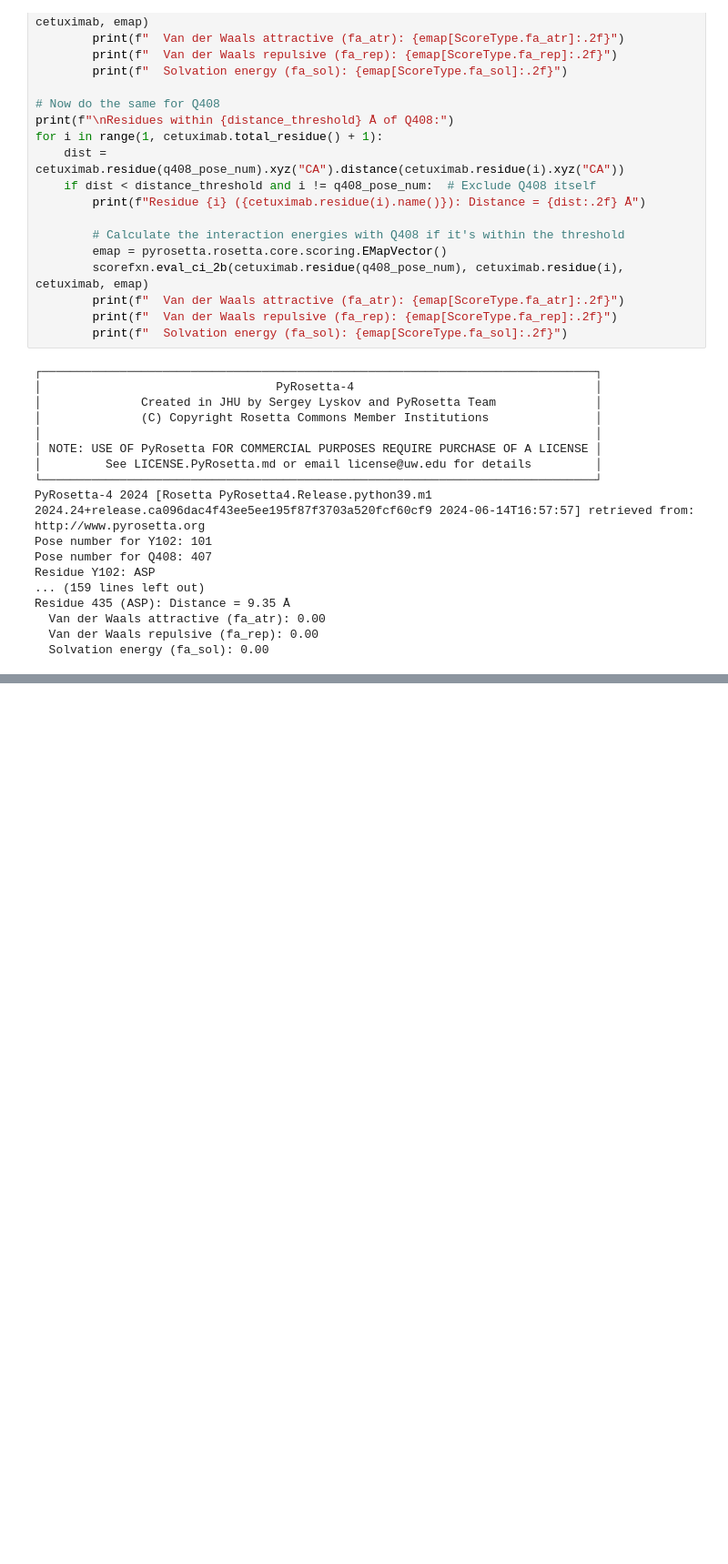
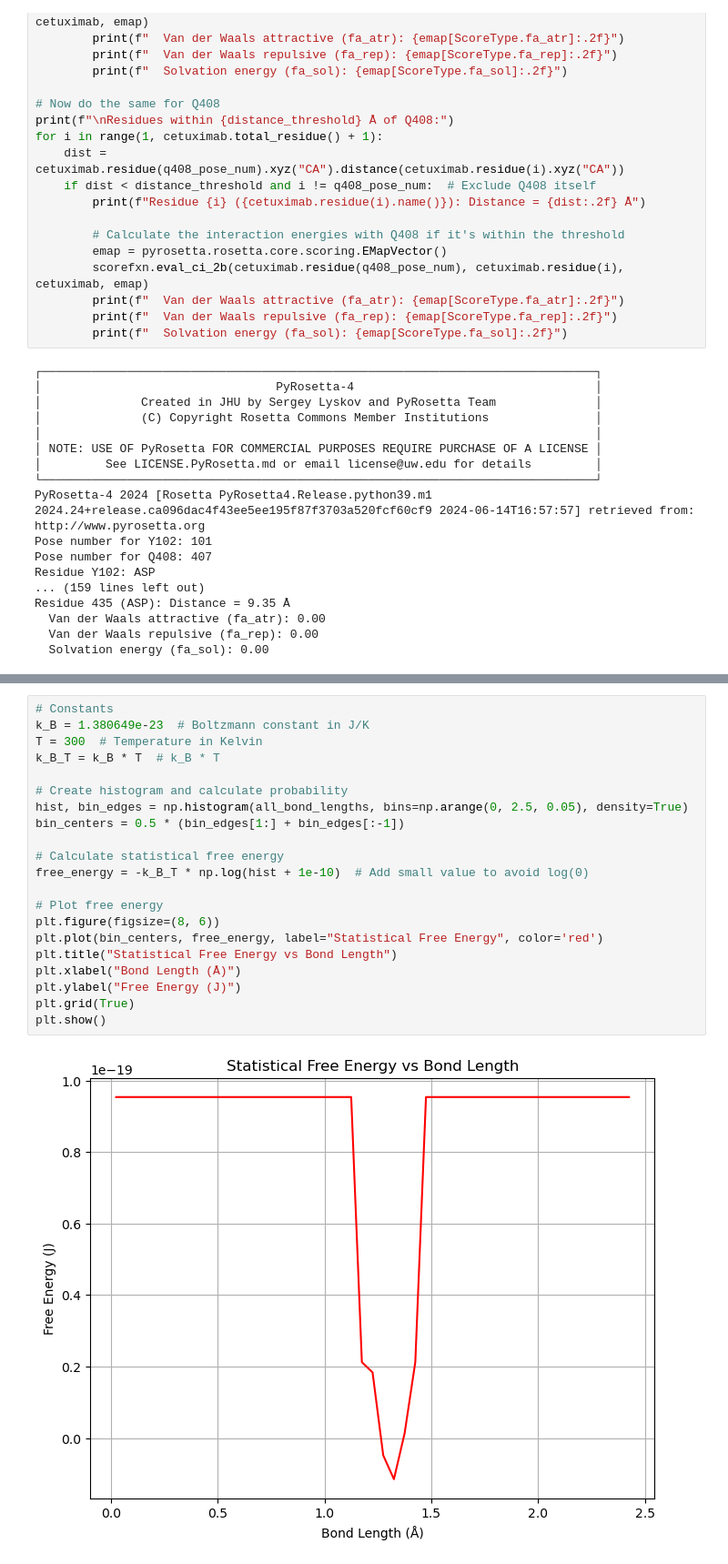
Before and after one commit to cesco345/pyrosetta, a Jupyter notebook: Untitled.ipynb, the cells around one changed output, grey strips where cells are left out. Shown at 91% size. Drawn from its saved outputs; the diff is of its cells as text; blank space fills up the shorter version.

```diff
--- a/Untitled.ipynb
+++ b/Untitled.ipynb
@@ -1654,0 +1749,23 @@ Residue 435 (ASP): Distance = 9.35 Å
+# %%
+# Constants
+k_B = 1.380649e-23  # Boltzmann constant in J/K
+T = 300  # Temperature in Kelvin
+k_B_T = k_B * T  # k_B * T
+
+# Create histogram and calculate probability
+hist, bin_edges = np.histogram(all_bond_lengths, bins=np.arange(0, 2.5, 0.05), density=True)
+bin_centers = 0.5 * (bin_edges[1:] + bin_edges[:-1])
+
+# Calculate statistical free energy
+free_energy = -k_B_T * np.log(hist + 1e-10)  # Add small value to avoid log(0)
+
+# Plot free energy
+plt.figure(figsize=(8, 6))
+plt.plot(bin_centers, free_energy, label="Statistical Free Energy", color='red')
+plt.title("Statistical Free Energy vs Bond Length")
+plt.xlabel("Bond Length (Å)")
+plt.ylabel("Free Energy (J)")
+plt.grid(True)
+plt.show()
+# %% [output]
+[figure, added]
```
Also changed, not shown: parts of 2 cells of this notebook, 50 other files.
